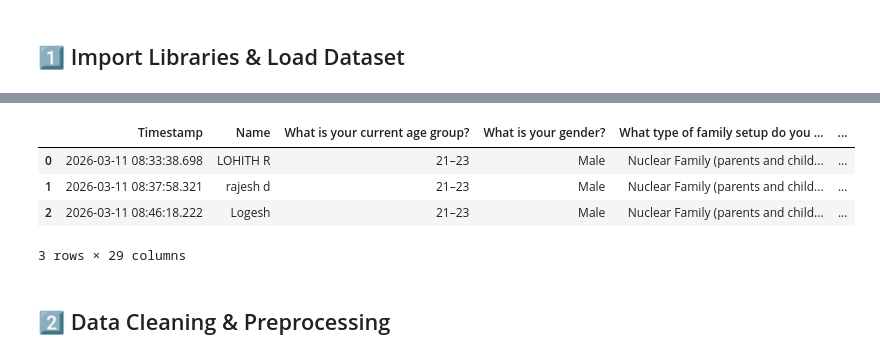
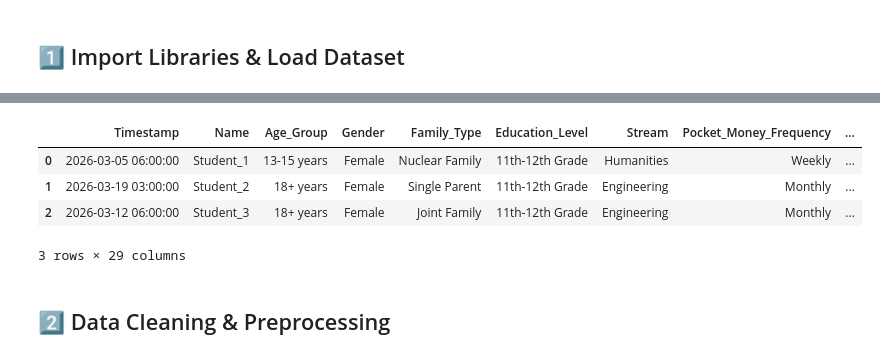
Before and after one commit to Dharmendra-nkr/Student_pocket_management_eda, a Jupyter notebook: main.ipynb, the cells around one changed output, grey strips where cells are left out. Cells and saved outputs as stored; diff of their text form; code cells hidden in the pictures.

```diff
--- a/main.ipynb
+++ b/main.ipynb
@@ -14,6 +14,7 @@ import matplotlib.patches as mpatches
 import matplotlib.gridspec as gridspec
 import seaborn as sns
 import warnings
+from datetime import datetime, timedelta
 warnings.filterwarnings('ignore')
 %matplotlib inline
 
@@ -38,8 +39,90 @@ plt.rcParams.update({
 
 PALETTE = sns.color_palette('tab10')
 
-FILE = 'A Study on Pocket Money Management among Students (Responses).xlsx'
-df_raw = pd.read_excel(FILE)
-print(f'✅  Loaded  →  {df_raw.shape[0]} rows  ×  {df_raw.shape[1]} columns')
+# ═════════════════════════════════════════════════════════════════
+#   SYNTHETIC DATA GENERATION (100 rows with balanced gender)
+# ═════════════════════════════════════════════════════════════════
+np.random.seed(42)
+
+n_rows = 100
+male_count = 50
+female_count = 50
+
+# Define realistic values based on survey patterns
+age_groups = ['13-15 years', '16-18 years', '18+ years']
+genders = ['Male'] * male_count + ['Female'] * female_count
+family_types = ['Nuclear Family', 'Joint Family', 'Single Parent']
+education_levels = ['8th-10th Grade', '11th-12th Grade', 'Undergraduate', 'Postgraduate']
+streams = ['Science', 'Commerce', 'Humanities', 'Engineering', 'Other']
+frequencies = ['Weekly', 'Bi-weekly', 'Monthly']
+amount_brackets = [
+    'Less than ₹500', '₹500 - ₹999', '₹1,000 - ₹3,000',
+    '₹3,001 - ₹5,000', '₹5,001 - ₹10,000', 'More than ₹10,000'
+]
+spending_categories = [
+    'Food & Snacks', 'Clothing', 'Electronics & Gadgets', 'Entertainment',
+    'Books & Stationery', 'Transportation', 'Gaming', 'Social/Dining'
+]
+spending_areas_multi = [
+    'Food & Snacks', 'Clothing', 'Entertainment', 'Electronics',
+    'Books', 'Transportation', 'Gaming', 'Dining Out'
+]
+tracking_freqs = ['Never', 'Rarely', 'Sometimes', 'Often', 'Always']
+run_out_freqs = ['Never', 'Rarely', 'Sometimes', 'Often', 'Very Often']
+saves_options = ['Yes', 'No']
+savings_percents = [
+    'Less than 10%', '10%', '11%-20%', '21%-30%', '31%-50%', 'More than 50%', 'I do not save'
+]
+storage_types = ['In Piggy Bank', 'Bank Account', 'At Home', 'Digital Wallet', 'With Parents']
+savings_motivations = ['Future Goal', 'Emergency Fund', 'Habit', 'Parental Influence', 'To Buy Something']
+peer_pressures = ['No, not at all', 'Rarely', 'Sometimes', 'Often', 'Very Often']
+discussion_freqs = [1, 2, 3, 4, 5]  # Likert scale
+knowledge_sources_options = [
+    '1st (Most Influential)', '2nd', '3rd', '4th', '5th (Least Influential)'
+]
+tracking_tools_multi = [
+    'Phone Calculator', 'Excel Spreadsheet', 'Notes/Diary', 'Banking App',
+    'Money Management App', 'None', 'Paper & Pen'
+]
+
+# Generate synthetic data
+data = {
+    'Timestamp': [datetime(2026, 3, 1) + timedelta(hours=np.random.randint(0, 720)) for _ in range(n_rows)],
+    'Name': [f'Student_{i}' for i in range(1, n_rows + 1)],
+    'Age_Group': np.random.choice(age_groups, n_rows, p=[0.25, 0.45, 0.30]),
+    'Gender': np.random.permutation(genders),  # Shuffle to mix male/female
+    'Family_Type': np.random.choice(family_types, n_rows, p=[0.50, 0.35, 0.15]),
+    'Education_Level': np.random.choice(education_levels, n_rows, p=[0.20, 0.45, 0.25, 0.10]),
+    'Stream': np.random.choice(streams, n_rows, p=[0.25, 0.20, 0.15, 0.30, 0.10]),
+    'Pocket_Money_Frequency': np.random.choice(frequencies, n_rows, p=[0.30, 0.25, 0.45]),
+    'Pocket_Money_Amount': np.random.choice(amount_brackets, n_rows, p=[0.08, 0.12, 0.30, 0.25, 0.18, 0.07]),
+    'Spending_Areas': [', '.join(np.random.choice(spending_areas_multi, np.random.randint(2, 5), replace=False)) for _ in range(n_rows)],
+    'Top_Spend_Category': np.random.choice(spending_categories, n_rows, p=[0.20, 0.12, 0.15, 0.18, 0.10, 0.08, 0.10, 0.07]),
+    'Expense_Tracking_Freq': np.random.choice(tracking_freqs, n_rows, p=[0.18, 0.20, 0.28, 0.22, 0.12]),
+    'Run_Out_Freq': np.random.choice(run_out_freqs, n_rows, p=[0.12, 0.18, 0.25, 0.28, 0.17]),
+    'Saves_Money': np.random.choice(saves_options, n_rows, p=[0.62, 0.38]),
+    'Savings_Percent': np.random.choice(savings_percents, n_rows, p=[0.15, 0.08, 0.18, 0.16, 0.12, 0.06, 0.25]),
+    'Savings_Storage': np.random.choice(storage_types, n_rows, p=[0.25, 0.20, 0.30, 0.15, 0.10]),
+    'Savings_Motivation': np.random.choice(savings_motivations, n_rows, p=[0.28, 0.22, 0.20, 0.18, 0.12]),
+    'Influence_Discounts': np.random.choice(['2 - Strongly Disagree', '3 - Disagree', '4 - Neutral', '5 - Agree', '6 - Strongly Agree'],
+                                           n_rows, p=[0.08, 0.15, 0.22, 0.32, 0.23]),
+    'Influence_SocialMedia': np.random.choice(['2 - Strongly Disagree', '3 - Disagree', '4 - Neutral', '5 - Agree', '6 - Strongly Agree'],
+                                             n_rows, p=[0.12, 0.20, 0.25, 0.28, 0.15]),
+    'Influence_Ads': np.random.choice(['2 - Strongly Disagree', '3 - Disagree', '4 - Neutral', '5 - Agree', '6 - Strongly Agree'],
+                                     n_rows, p=[0.10, 0.18, 0.28, 0.30, 0.14]),
+    'Peer_Pressure': np.random.choice(peer_pressures, n_rows, p=[0.18, 0.22, 0.28, 0.22, 0.10]),
+    'Parent_Discussion_Freq': np.random.choice(discussion_freqs, n_rows, p=[0.08, 0.15, 0.28, 0.30, 0.19]),
+    'Financial_Literacy_Rating': np.random.choice([1, 2, 3, 4, 5], n_rows, p=[0.08, 0.16, 0.30, 0.32, 0.14]),
+    'Source_Parents': np.random.choice(knowledge_sources_options, n_rows, p=[0.35, 0.25, 0.20, 0.15, 0.05]),
+    'Source_Peers': np.random.choice(knowledge_sources_options, n_rows, p=[0.08, 0.18, 0.28, 0.32, 0.14]),
+    'Source_School': np.random.choice(knowledge_sources_options, n_rows, p=[0.10, 0.20, 0.30, 0.28, 0.12]),
+    'Source_SocialMedia': np.random.choice(knowledge_sources_options, n_rows, p=[0.05, 0.12, 0.20, 0.30, 0.33]),
+    'Source_SelfLearning': np.random.choice(knowledge_sources_options, n_rows, p=[0.12, 0.18, 0.25, 0.28, 0.17]),
+    'Tracking_Tools': [', '.join(np.random.choice(tracking_tools_multi, np.random.randint(1, 4), replace=False)) for _ in range(n_rows)],
+}
+
+df_raw = pd.DataFrame(data)
+print(f'✅  Generated Synthetic Dataset  →  {df_raw.shape[0]} rows  ×  {df_raw.shape[1]} columns')
+print(f'Gender Distribution: Male={sum(df_raw["Gender"]=="Male")}, Female={sum(df_raw["Gender"]=="Female")}')
 df_raw.head(3)
 # %% [output]
@@ -48,5 +132,5 @@ df_raw.head(3)
-|  | Timestamp | Name | What is your current age group? | What is your gender? | What type of family setup do you ... | ... |
-| 0 | 2026-03-11 08:33:38.698 | LOHITH R | 21–23 | Male | Nuclear Family (parents and child... | ... |
-| 1 | 2026-03-11 08:37:58.321 | rajesh d | 21–23 | Male | Nuclear Family (parents and child... | ... |
-| 2 | 2026-03-11 08:46:18.222 | Logesh | 21–23 | Male | Nuclear Family (parents and child... | ... |
+|  | Timestamp | Name | Age_Group | Gender | Family_Type | Education_Level | Stream | Pocket_Money_Frequency | ... |
+| 0 | 2026-03-05 06:00:00 | Student_1 | 13-15 years | Female | Nuclear Family | 11th-12th Grade | Humanities | Weekly | ... |
+| 1 | 2026-03-19 03:00:00 | Student_2 | 18+ years | Female | Single Parent | 11th-12th Grade | Engineering | Monthly | ... |
+| 2 | 2026-03-12 06:00:00 | Student_3 | 18+ years | Female | Joint Family | 11th-12th Grade | Engineering | Monthly | ... |
 3 rows × 29 columns
```
Also changed, not shown: parts of 15 cells of this notebook.
